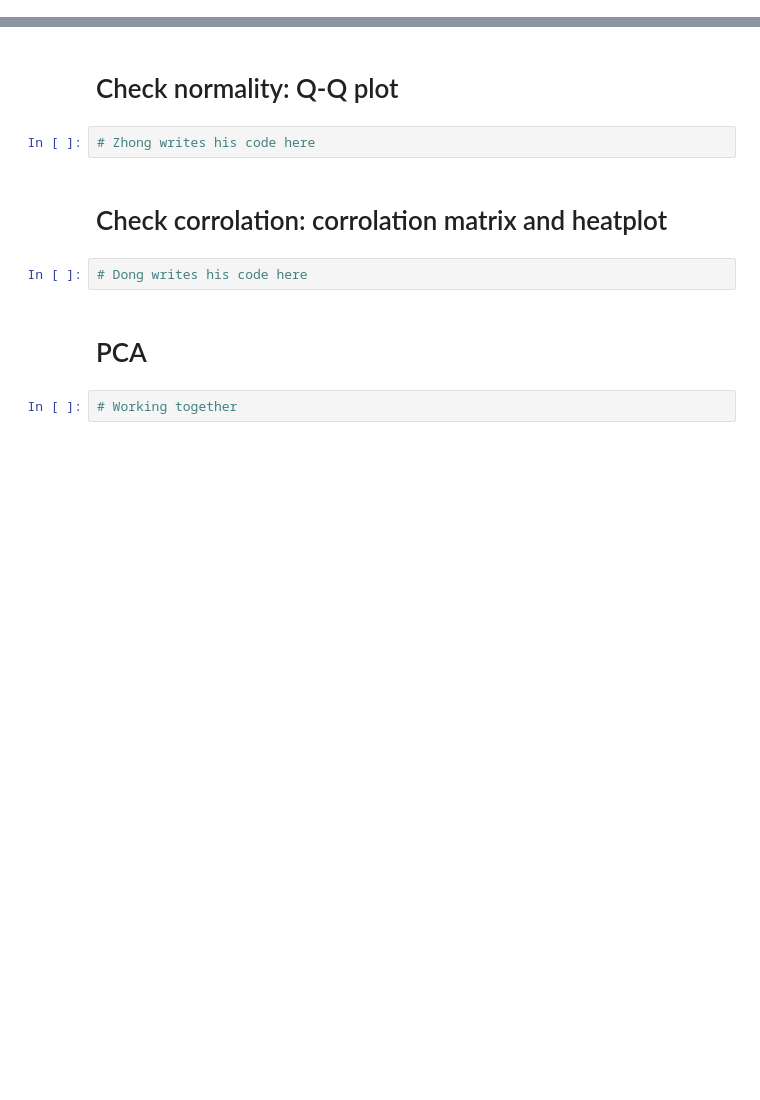
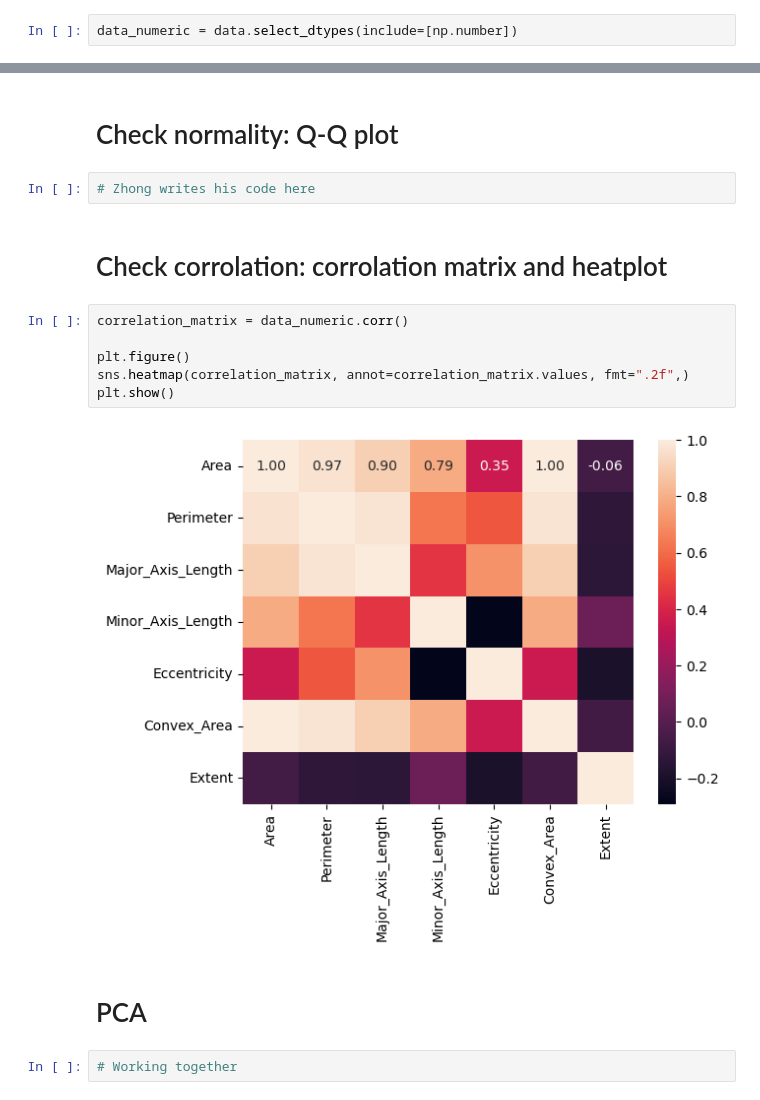
Before and after one commit to dzzz707/02450project1-group66, a Jupyter notebook: group66.ipynb, the cells around one changed output, grey strips where cells are left out. Drawn from its saved outputs; the diff is of its cells as text; blank space fills up the shorter version.

```diff
--- a/group66.ipynb
+++ b/group66.ipynb
@@ -21,3 +24,5 @@ data.head()
+# %%
+data_numeric = data.select_dtypes(include=[np.number])
 # %% [markdown]
 # Outliers: boxplot
 # %%
@@ -28,8 +33,14 @@ data.head()
 # Zhong writes his code here
 # %% [markdown]
 # Check corrolation: corrolation matrix and heatplot
-# %%
-# Dong writes his code here
+# %%
+correlation_matrix = data_numeric.corr()
+
+plt.figure()
+sns.heatmap(correlation_matrix, annot=correlation_matrix.values, fmt=".2f",)
+plt.show()
+# %% [output]
+[figure, added]
 # %% [markdown]
 # PCA
 # %%
```
Also changed, not shown: parts of 2 cells of this notebook.
